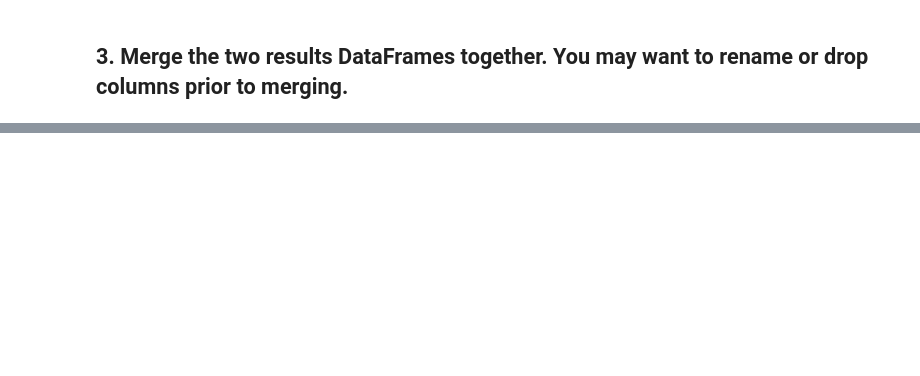
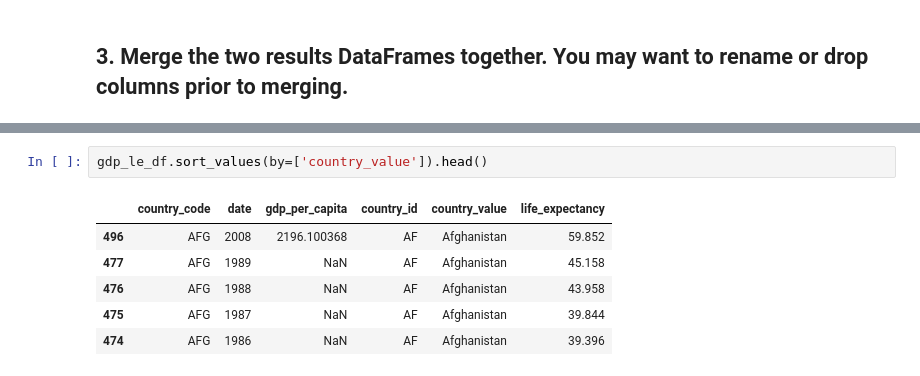
Before and after one commit to nss-data-science-cohort-8/api-exercise-catdgomez, a Jupyter notebook: notebooks/undata_api_exercise.ipynb, the cells around one changed output, grey strips where cells are left out. Drawn from its saved outputs; the diff is of its cells as text; blank space fills up the shorter version.

```diff
--- a/notebooks/undata_api_exercise.ipynb
+++ b/notebooks/undata_api_exercise.ipynb
@@ -173,0 +277,9 @@ undata_api_le_df.tail(3)
+# %%
+gdp_le_df.sort_values(by=['country_value']).head()
+# %% [output]
+|  | country_code | date | gdp_per_capita | country_id | country_value | life_expectancy |
+| 496 | AFG | 2008 | 2196.100368 | AF | Afghanistan | 59.852 |
+| 477 | AFG | 1989 | NaN | AF | Afghanistan | 45.158 |
+| 476 | AFG | 1988 | NaN | AF | Afghanistan | 43.958 |
+| 475 | AFG | 1987 | NaN | AF | Afghanistan | 39.844 |
+| 474 | AFG | 1986 | NaN | AF | Afghanistan | 39.396 |
```
Also changed, not shown: parts of 14 cells of this notebook, 1 other file.
